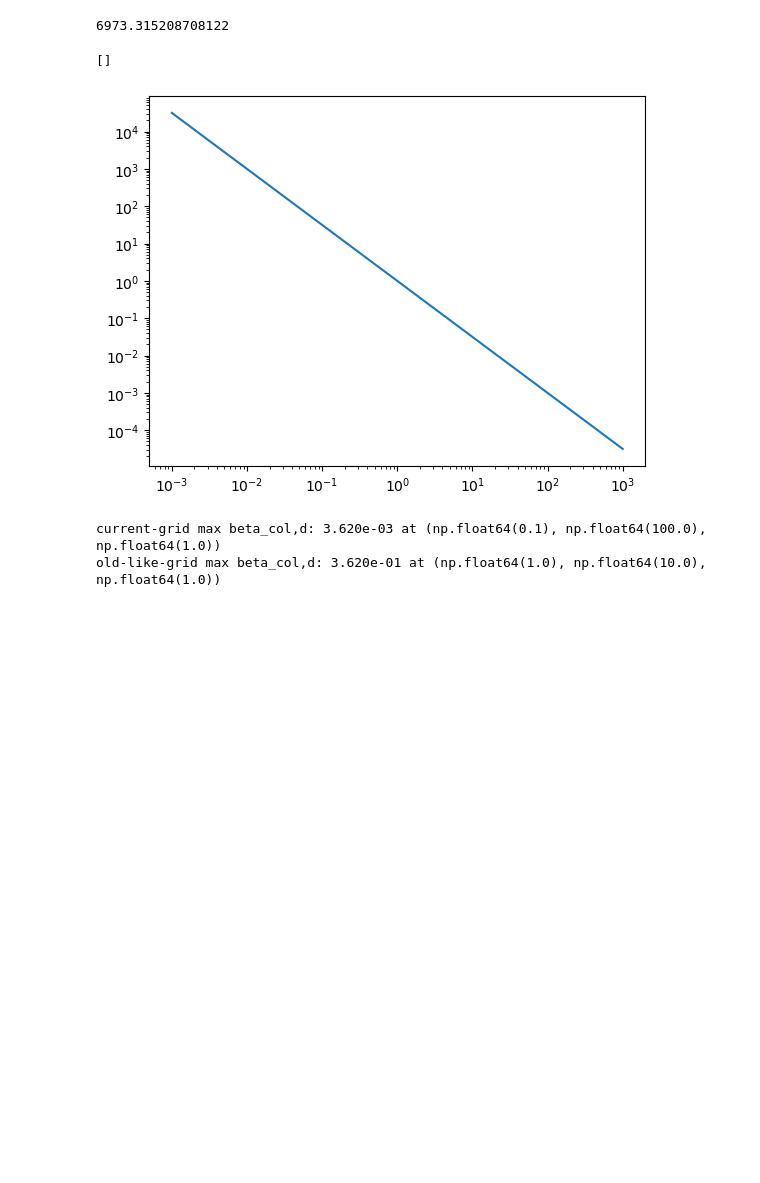
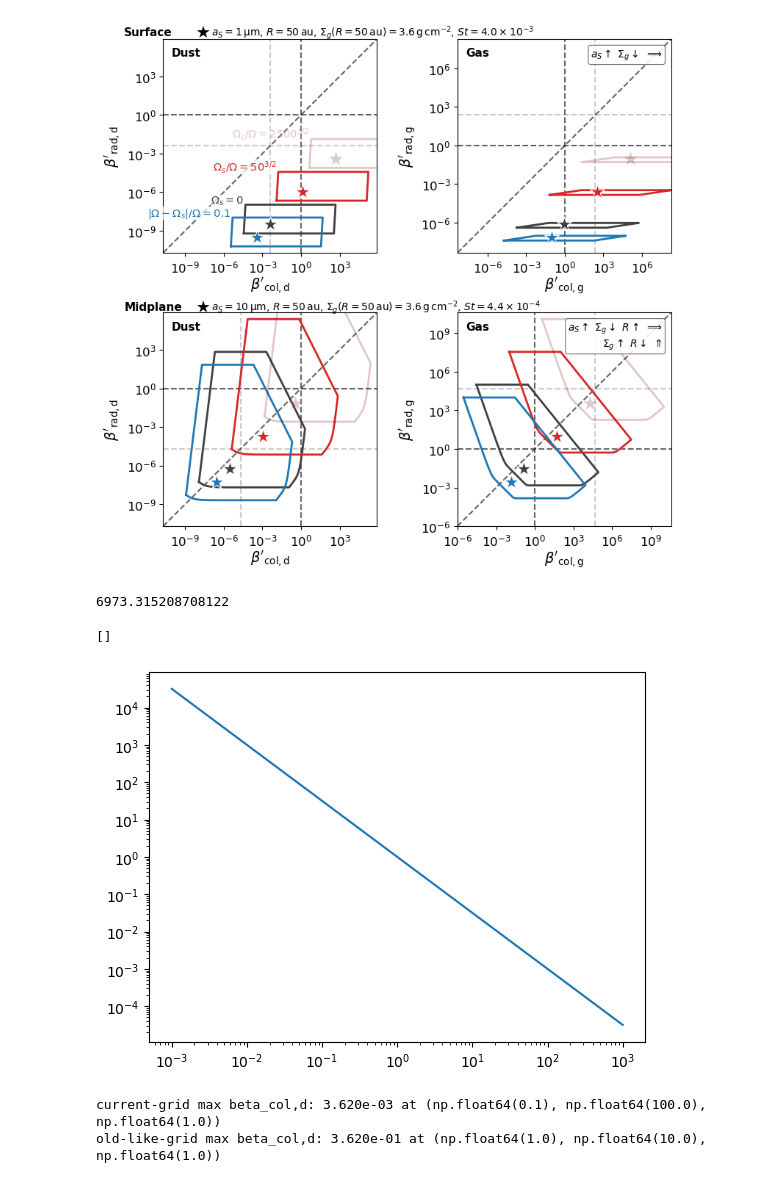
Before and after one commit to zhangsj96/dsharp_opac, a Jupyter notebook: notebooks/figure_dimensionless_timescales_moving_shadows.ipynb, the cells around one changed output. Saved outputs shown, nothing was run; the diff lists cells and outputs as text; code cells hidden in the pictures; blank space fills up the shorter version.

Commit message:
Update moving-shadows figure labels and axis notation

```diff
--- a/notebooks/figure_dimensionless_timescales_moving_shadows.ipynb
+++ b/notebooks/figure_dimensionless_timescales_moving_shadows.ipynb
@@ -662,3 +716,71 @@ plt.show()
+# %%
+# Part 3b: illustrative trend annotations for omitted sweep tracks
+from IPython.display import display
+
+required = ["ax00", "ax01", "ax10", "ax11"]
+missing = [name for name in required if name not in globals()]
+if missing:
+    raise RuntimeError(
+        "Please run Cell 3 first (main moving-shadows plot), then run this cell. "
+        f"Missing objects: {', '.join(missing)}"
+    )
+
+target_fig = ax00.figure
+if not (ax01.figure is target_fig and ax10.figure is target_fig and ax11.figure is target_fig):
+    raise RuntimeError("Panel axes are not on one shared figure. Please re-run Cell 3.")
+
+# Remove prior trend annotations if this cell is re-run.
+for ax in [ax00, ax01, ax10, ax11]:
+    for txt in list(ax.texts):
+        gid = txt.get_gid() or ""
+        if gid.startswith("trend_"):
+            txt.remove()
+
+trend_box = dict(
+    boxstyle="round,pad=0.25",
+    facecolor="white",
+    edgecolor="0.35",
+    linewidth=0.8,
+    alpha=0.88,
+ )
+
+# Show trend hints only on right panels.
+ax01.text(
+    0.96,
+    0.96,
+    r"$a_{S}\uparrow\ \Sigma_g\downarrow\ \Longrightarrow$",
+    transform=ax01.transAxes,
+    fontsize=10,
+    ha="right",
+    va="top",
+    bbox=trend_box,
+    zorder=20,
+ ).set_gid("trend_surface_right")
+
+# Merge both midplane trends into two lines in lower-right panel.
+ax11.text(
+    0.96,
+    0.96,
+    r"$a_{S}\uparrow\ \Sigma_g\downarrow\ R\uparrow\ \Longrightarrow$" + "\n" + r"$\Sigma_g\uparrow\ R\downarrow\ \Uparrow$",
+    transform=ax11.transAxes,
+    fontsize=10,
+    ha="right",
+    va="top",
+    bbox=trend_box,
+    zorder=20,
+ ).set_gid("trend_mid_right")
+
+target_fig.savefig(
+    "cooling_phase_space_moving_shadows_annotated.pdf",
+    transparent=True,
+    dpi=300,
+    bbox_inches="tight",
+ )
+
+# Explicitly display the intended 2x2 figure instead of whichever figure is currently active.
+display(target_fig)
+# %% [output]
+[figure, added]
 # %%
 # %% [output]
 6973.315208708122
```
Also changed, not shown: parts of 1 cell of this notebook.
